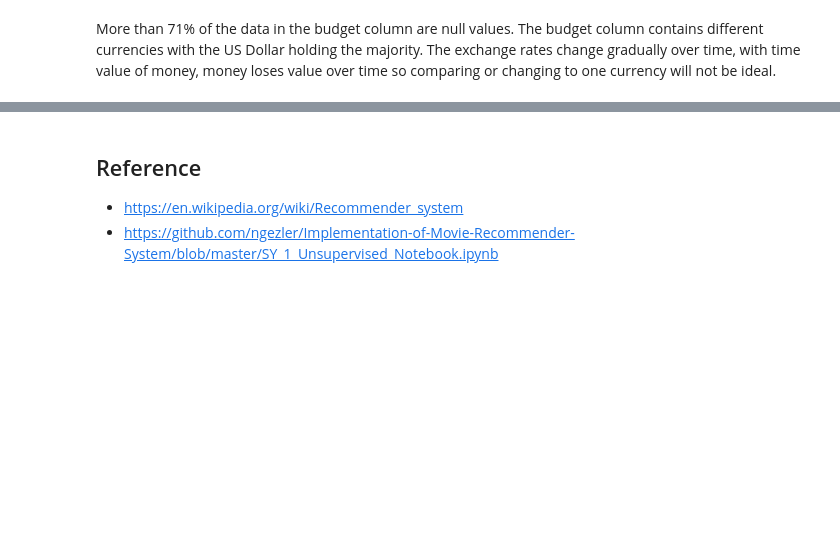
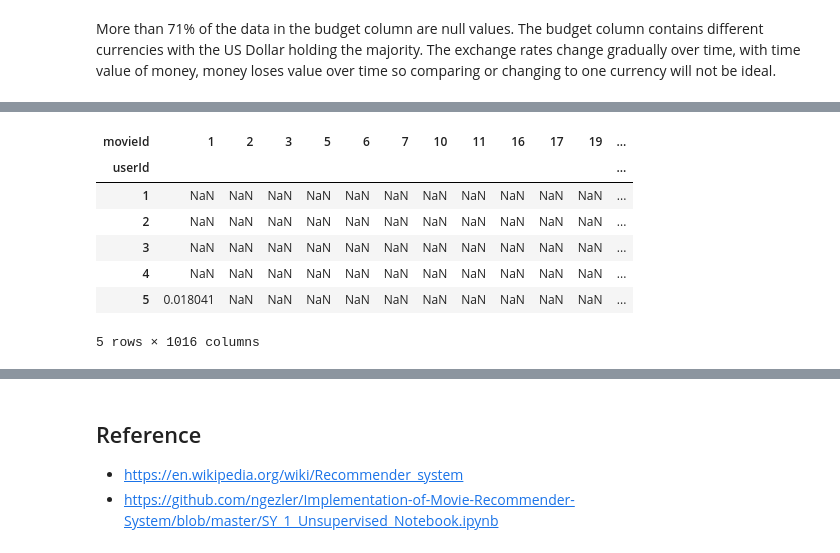
Before and after one commit to MafikengZ/Unsupervised-Learning-Recommender-Systems, a Jupyter notebook: engine.ipynb, the cells around one changed output, grey strips where cells are left out. Cells and saved outputs as stored; diff of their text form; code cells hidden in the pictures; blank space fills up the shorter version.

Commit message:
Cosine Similarity & Content based filtering

```diff
--- a/engine.ipynb
+++ b/engine.ipynb
@@ -979,0 +1178,4 @@ More than 71% of the data in the budget column are null values. The budget colum
+# %%
+# Obtain the best rated movie.
+best_ratings = pvt_table.iloc[317]
+best_ratings.head()
@@ -979,0 +1190,7 @@ More than 71% of the data in the budget column are null values. The budget colum
+# %%
+#correlation of movie ratings based on the best rated movie.
+movies_like_318 = pvt_table.corrwith(best_ratings)
+corr_shawshank = pd.DataFrame(movies_like_318,
+                              columns=['correlation'])
+corr_shawshank.dropna(inplace=True)
+corr_shawshank.head()
@@ -979,0 +1225,3 @@ More than 71% of the data in the budget column are null values. The budget colum
+# %%
+corr_shawshank = corr_shawshank.join(ratings_mean_count['rating_counts'])
+corr_shawshank.head()
@@ -979,0 +1252,3 @@ More than 71% of the data in the budget column are null values. The budget colum
+# %%
+trial = pd.merge(corr_shawshank, rating_avg, on='movieId')
+trial.head()
@@ -979,0 +1262,15 @@ More than 71% of the data in the budget column are null values. The budget colum
+# %%
+attempt = pd.pivot_table(trial,
+                         values='correlation',
+                         index='userId',
+                         columns='movieId')
+attempt.head()
+# %% [output]
+| movieId | 1 | 2 | 3 | 5 | 6 | 7 | 10 | 11 | 16 | 17 | 19 | ... |
+| userId |  |  |  |  |  |  |  |  |  |  |  | ... |
+| 1 | NaN | NaN | NaN | NaN | NaN | NaN | NaN | NaN | NaN | NaN | NaN | ... |
+| 2 | NaN | NaN | NaN | NaN | NaN | NaN | NaN | NaN | NaN | NaN | NaN | ... |
+| 3 | NaN | NaN | NaN | NaN | NaN | NaN | NaN | NaN | NaN | NaN | NaN | ... |
+| 4 | NaN | NaN | NaN | NaN | NaN | NaN | NaN | NaN | NaN | NaN | NaN | ... |
+| 5 | 0.018041 | NaN | NaN | NaN | NaN | NaN | NaN | NaN | NaN | NaN | NaN | ... |
+5 rows × 1016 columns
```
Also changed, not shown: parts of 89 cells of this notebook.
